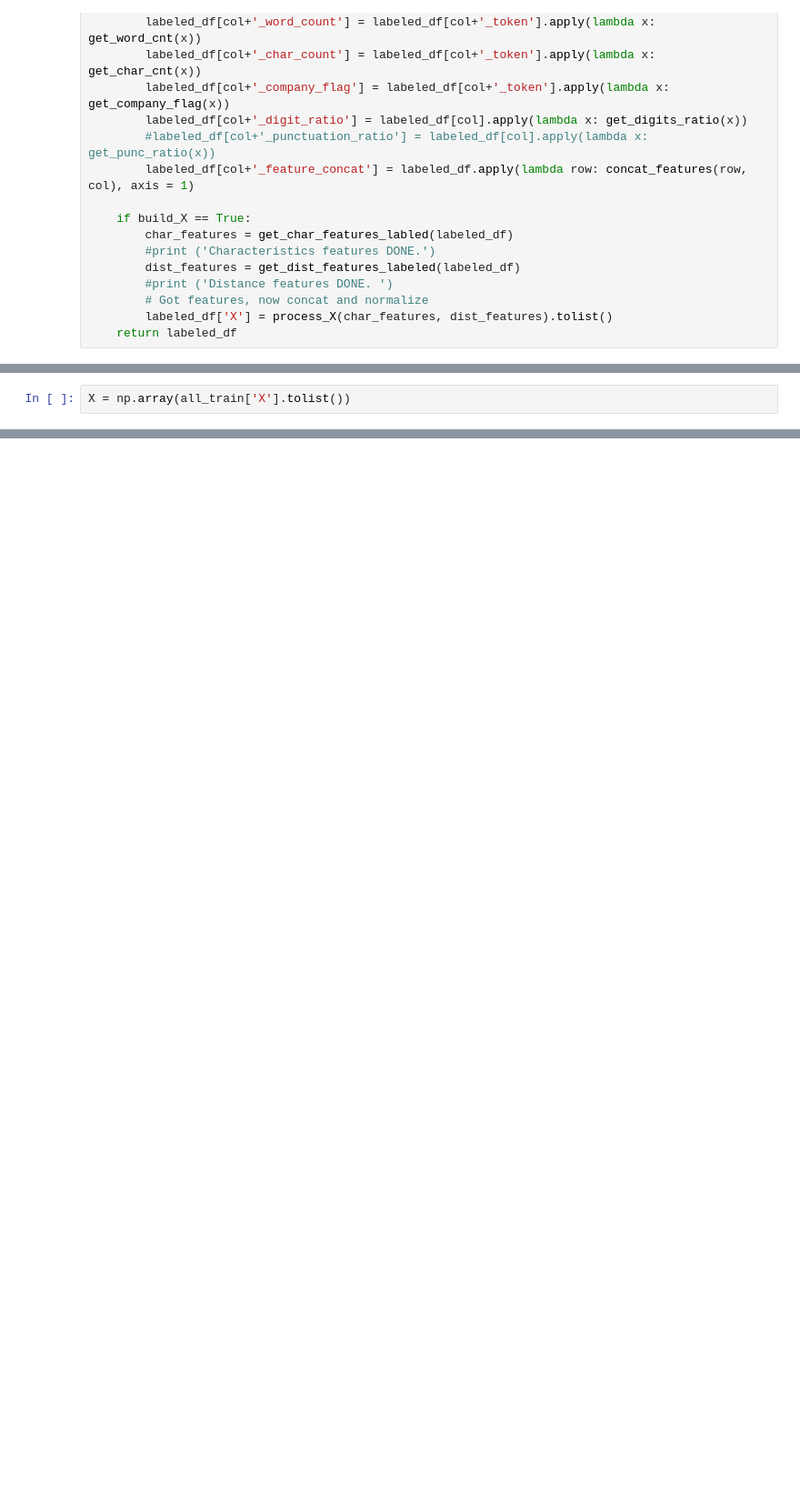
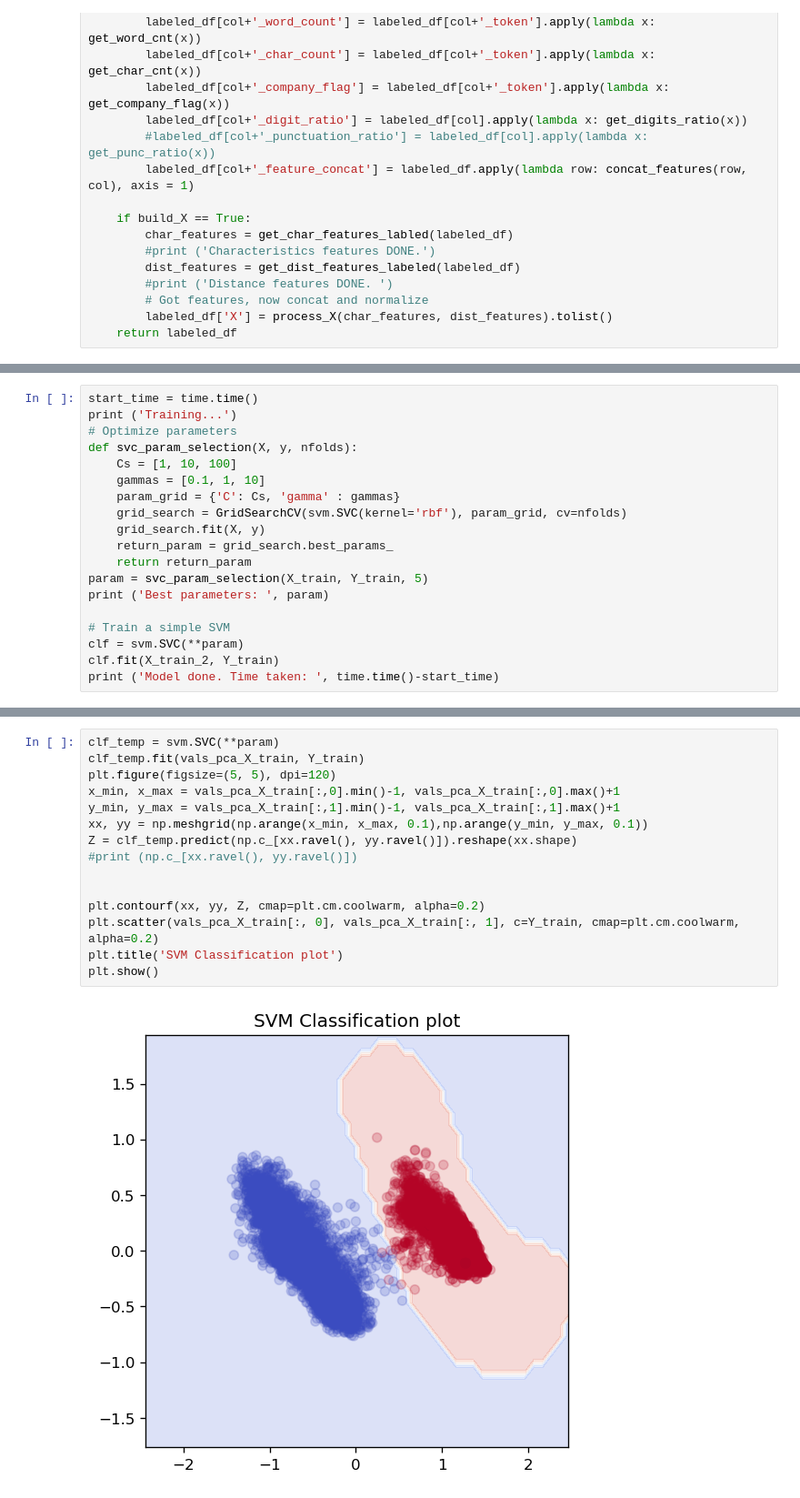
Before and after one commit to zhenyuli1216/Unique-Entity-Identification, a Jupyter notebook: src/v3.ipynb, the cells around one changed output, grey strips where cells are left out. Shown: that part at 91% size. Saved outputs shown, nothing was run; the diff lists cells and outputs as text; blank space fills up the shorter version.

```diff
--- a/src/v3.ipynb
+++ b/src/v3.ipynb
@@ -721,2 +250,0 @@ all_train = pd.concat([train_df_1, train_df_2])
-# %%
-X = np.array(all_train['X'].tolist())
@@ -831,0 +286,19 @@ def dist_metric(a, b):
+# %%
+start_time = time.time()
+print ('Training...')
+# Optimize parameters
+def svc_param_selection(X, y, nfolds):
+    Cs = [1, 10, 100]
+    gammas = [0.1, 1, 10]
+    param_grid = {'C': Cs, 'gamma' : gammas}
+    grid_search = GridSearchCV(svm.SVC(kernel='rbf'), param_grid, cv=nfolds)
+    grid_search.fit(X, y)
+    return_param = grid_search.best_params_
+    return return_param
+param = svc_param_selection(X_train, Y_train, 5)
+print ('Best parameters: ', param)
+
+# Train a simple SVM
+clf = svm.SVC(**param)
+clf.fit(X_train_2, Y_train)
+print ('Model done. Time taken: ', time.time()-start_time)
@@ -831,0 +309,17 @@ def dist_metric(a, b):
+# %%
+clf_temp = svm.SVC(**param)
+clf_temp.fit(vals_pca_X_train, Y_train)
+plt.figure(figsize=(5, 5), dpi=120)
+x_min, x_max = vals_pca_X_train[:,0].min()-1, vals_pca_X_train[:,0].max()+1
+y_min, y_max = vals_pca_X_train[:,1].min()-1, vals_pca_X_train[:,1].max()+1
+xx, yy = np.meshgrid(np.arange(x_min, x_max, 0.1),np.arange(y_min, y_max, 0.1))
+Z = clf_temp.predict(np.c_[xx.ravel(), yy.ravel()]).reshape(xx.shape)
+#print (np.c_[xx.ravel(), yy.ravel()])
+
+
+plt.contourf(xx, yy, Z, cmap=plt.cm.coolwarm, alpha=0.2)
+plt.scatter(vals_pca_X_train[:, 0], vals_pca_X_train[:, 1], c=Y_train, cmap=plt.cm.coolwarm, alpha=0.2)
+plt.title('SVM Classification plot')
+plt.show()
+# %% [output]
+[figure, added]
```
Also changed, not shown: parts of 126 cells of this notebook, 1 other file.
